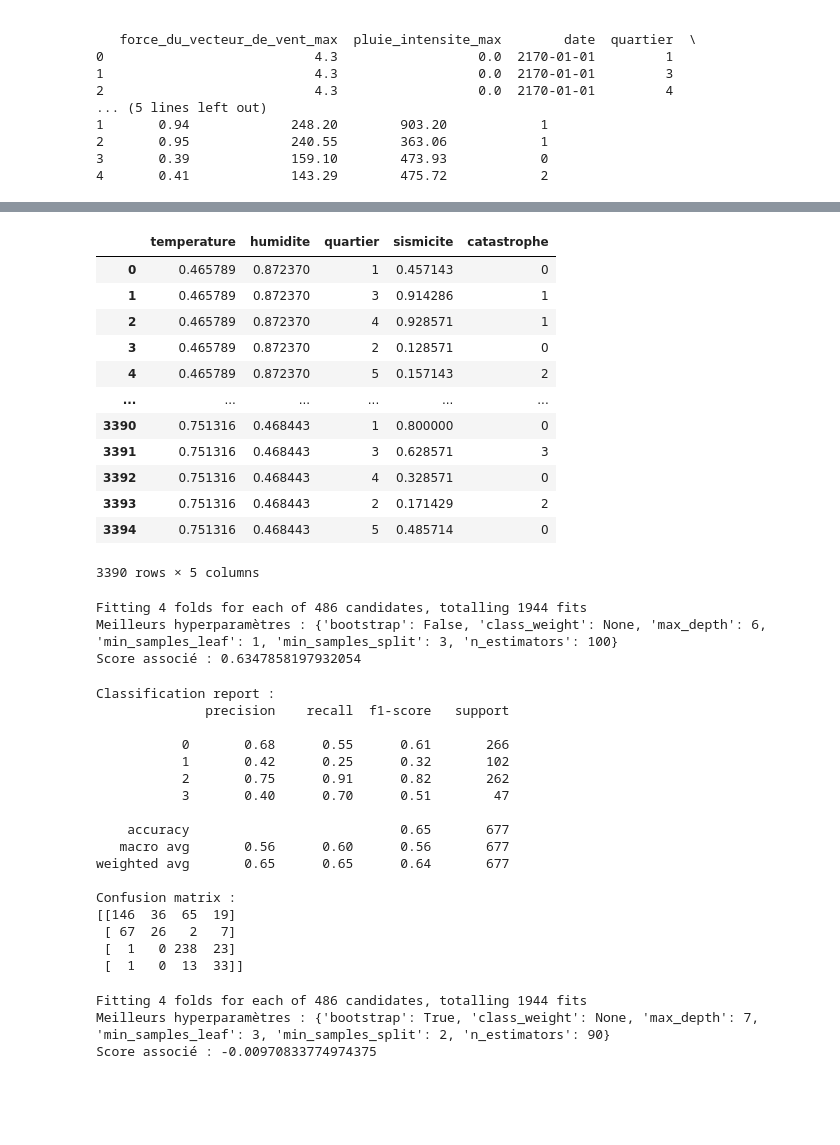
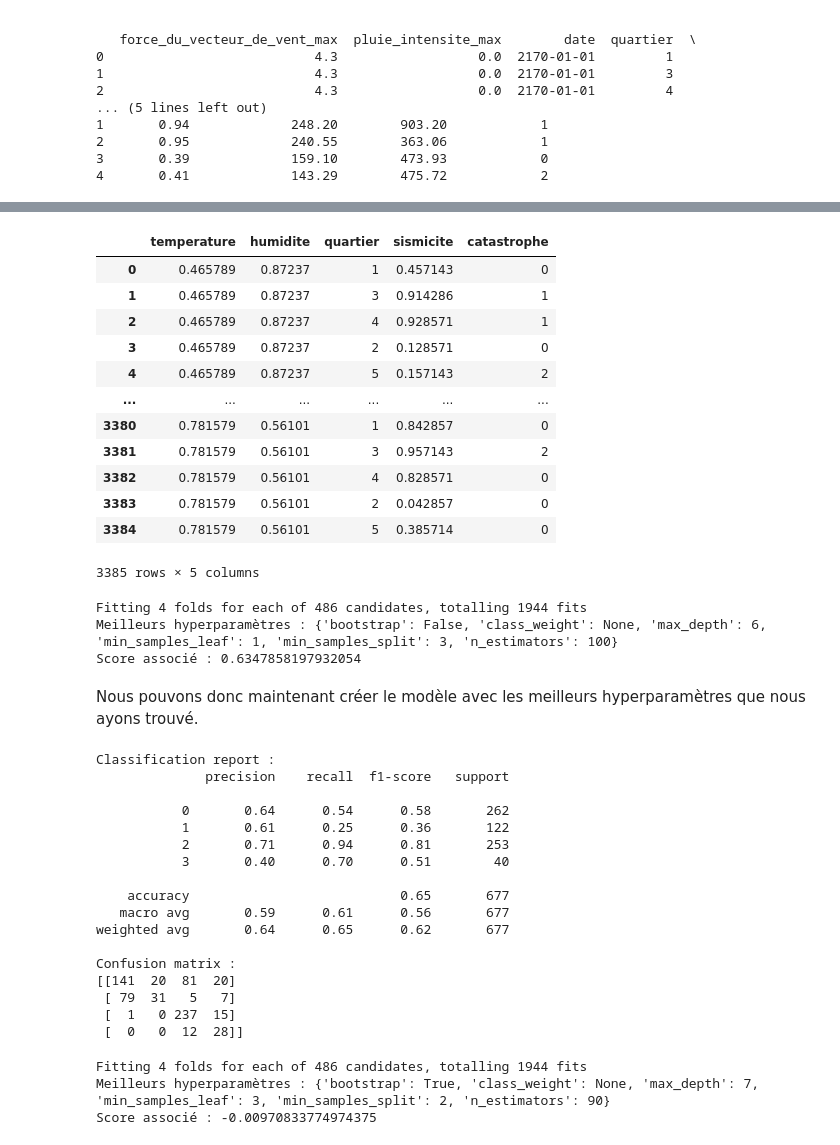
Before and after one commit to JeanRoelensYnov/Hackaton_24_25, a Jupyter notebook: Hackathon.ipynb, the cells around one changed output, grey strips where cells are left out. Saved outputs shown, nothing was run; the diff lists cells and outputs as text; code cells hidden in the pictures; blank space fills up the shorter version.

```diff
--- a/Hackathon.ipynb
+++ b/Hackathon.ipynb
@@ -493,12 +494,12 @@ data = get_data(output_file)
 3       0.39             159.10        473.93            0
 4       0.41             143.29        475.72            2
 # %%
-# Step 1 add column 'Event' which sum 'seisme' and 'innondation'
 features_to_drop = ['Unnamed: 0', 'date', 'force_moyenne_du_vecteur_de_vent','force_du_vecteur_de_vent_max','pluie_intensite_max','concentration_gaz','pluie_totale']
 data = data.drop(columns=features_to_drop)
 
-validation_data = data.sample(n=5,random_state=42)  # Extract validation data
-data = data.drop(validation_data.index)  # Drop it from dataset
+# Extraire les 10 dernières lignes comme données de validation
+validation_data = data.tail(10)  # Données de validation
+data = data.iloc[:-10]  # Supprimer ces lignes du dataset
 
 data
 # %% [output]
@@ -518,26 +519,21 @@ data
 # %%
-import numpy as np
-
-def normaliser(x):
-    return (x-np.min(x))/(np.max(x)-np.min(x))
-
 data_to_normalise =  data.drop(columns=['quartier', 'catastrophe'])
 for feature in data_to_normalise:
     data[feature] = normaliser(data_to_normalise[feature])
 
 data
 # %% [output]
 |  | temperature | humidite | quartier | sismicite | catastrophe |
-| 0 | 0.465789 | 0.872370 | 1 | 0.457143 | 0 |
-| 1 | 0.465789 | 0.872370 | 3 | 0.914286 | 1 |
-| 2 | 0.465789 | 0.872370 | 4 | 0.928571 | 1 |
-| 3 | 0.465789 | 0.872370 | 2 | 0.128571 | 0 |
-| 4 | 0.465789 | 0.872370 | 5 | 0.157143 | 2 |
+| 0 | 0.465789 | 0.87237 | 1 | 0.457143 | 0 |
+| 1 | 0.465789 | 0.87237 | 3 | 0.914286 | 1 |
+| 2 | 0.465789 | 0.87237 | 4 | 0.928571 | 1 |
+| 3 | 0.465789 | 0.87237 | 2 | 0.128571 | 0 |
+| 4 | 0.465789 | 0.87237 | 5 | 0.157143 | 2 |
 | ... | ... | ... | ... | ... | ... |
-| 3390 | 0.751316 | 0.468443 | 1 | 0.800000 | 0 |
-| 3391 | 0.751316 | 0.468443 | 3 | 0.628571 | 3 |
-| 3392 | 0.751316 | 0.468443 | 4 | 0.328571 | 0 |
-| 3393 | 0.751316 | 0.468443 | 2 | 0.171429 | 2 |
-| 3394 | 0.751316 | 0.468443 | 5 | 0.485714 | 0 |
+| 3380 | 0.781579 | 0.56101 | 1 | 0.842857 | 0 |
+| 3381 | 0.781579 | 0.56101 | 3 | 0.957143 | 2 |
+| 3382 | 0.781579 | 0.56101 | 4 | 0.828571 | 0 |
+| 3383 | 0.781579 | 0.56101 | 2 | 0.042857 | 0 |
+| 3384 | 0.781579 | 0.56101 | 5 | 0.385714 | 0 |
-3390 rows × 5 columns
+3385 rows × 5 columns
 # %%
@@ -587,6 +579,8 @@ print(f"Meilleurs hyperparamètres : {best_params}\nScore associé : {best_score
 Fitting 4 folds for each of 486 candidates, totalling 1944 fits
 Meilleurs hyperparamètres : {'bootstrap': False, 'class_weight': None, 'max_depth': 6, 'min_samples_leaf': 1, 'min_samples_split': 3, 'n_estimators': 100}
 Score associé : 0.6347858197932054
+# %% [markdown]
+Nous pouvons donc maintenant créer le modèle avec les meilleurs hyperparamètres que nous ayons trouvé.
 # %%
 # Step 4 : create model with hyperparameters we got and test it on X_test
 RF_accuracy = RandomForestClassifier(
@@ -607,20 +601,20 @@ print(confusion_matrix(y_test, y_test_pred_accuracy))
 Classification report :
               precision    recall  f1-score   support
 
-           0       0.68      0.55      0.61       266
-           1       0.42      0.25      0.32       102
-           2       0.75      0.91      0.82       262
-           3       0.40      0.70      0.51        47
+           0       0.64      0.54      0.58       262
+           1       0.61      0.25      0.36       122
+           2       0.71      0.94      0.81       253
+           3       0.40      0.70      0.51        40
 
     accuracy                           0.65       677
-   macro avg       0.56      0.60      0.56       677
-weighted avg       0.65      0.65      0.64       677
+   macro avg       0.59      0.61      0.56       677
+weighted avg       0.64      0.65      0.62       677
 
 Confusion matrix :
-[[146  36  65  19]
- [ 67  26   2   7]
- [  1   0 238  23]
- [  1   0  13  33]]
+[[141  20  81  20]
+ [ 79  31   5   7]
+ [  1   0 237  15]
+ [  0   0  12  28]]
 # %%
 # Définir la grille d'hyperparamètres
 param_grid = {
```
Also changed, not shown: parts of 30 cells of this notebook.
